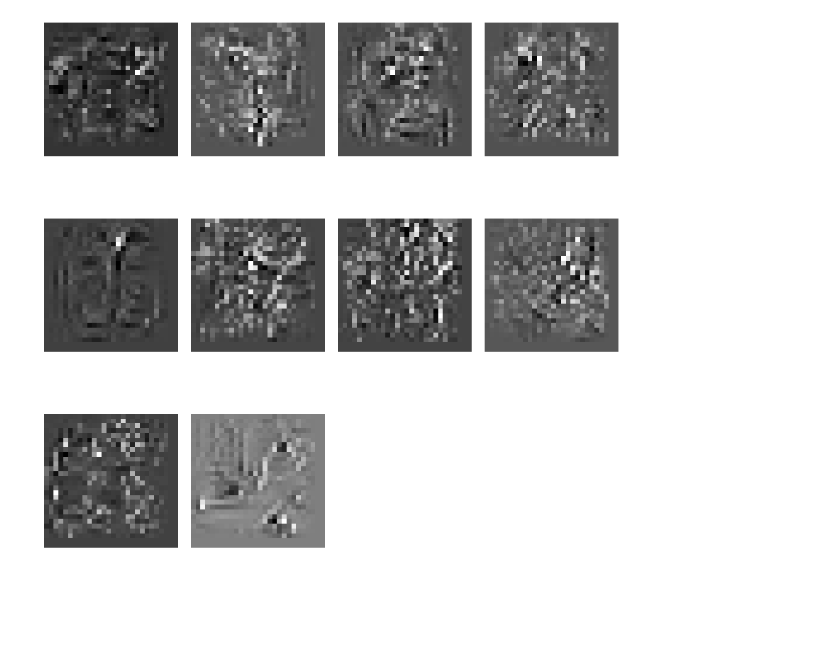
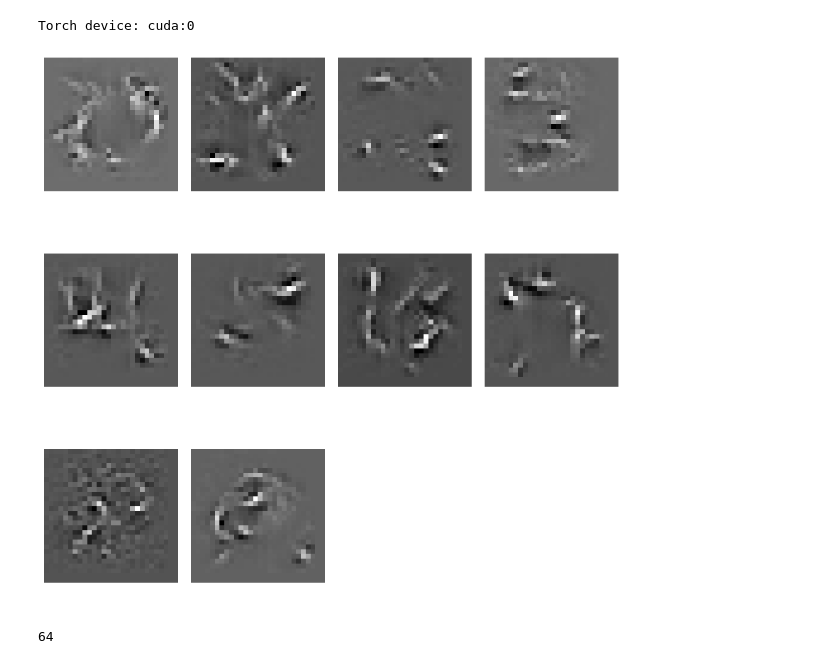
Before and after one commit to seankoneill/cv-interp-demo, a Jupyter notebook: cnn.ipynb, the cells around one changed output. Saved outputs shown, nothing was run; the diff lists cells and outputs as text; code cells hidden in the pictures; blank space fills up the shorter version.

```diff
--- a/cnn.ipynb
+++ b/cnn.ipynb
@@ -7,4 +8,4 @@ from lib import *
 The autoreload extension is already loaded. To reload it, use:
   %reload_ext autoreload
 # %%
-train_loader,test_loader = get_dataloaders(128)
+train_loader,test_loader = get_dataloaders(64)
@@ -42,11 +44,16 @@ show_images(l2_patterns)
 # %%
 l3_patterns = [
     viz.optimize_input(
         layer_no=2,
         target_index=i,
-        epochs=5000
+        epochs=10000
     ).cpu().detach().reshape((28,28)) for i in range(10)
 ]
 show_images(l3_patterns)
 # %% [output]
+Torch device: cuda:0
-[figure, old version]
+[figure, new version]
+# %%
+print(train_loader.batch_size)
+# %% [output]
+64
```
Also changed, not shown: parts of 7 cells of this notebook, 2 other files.
